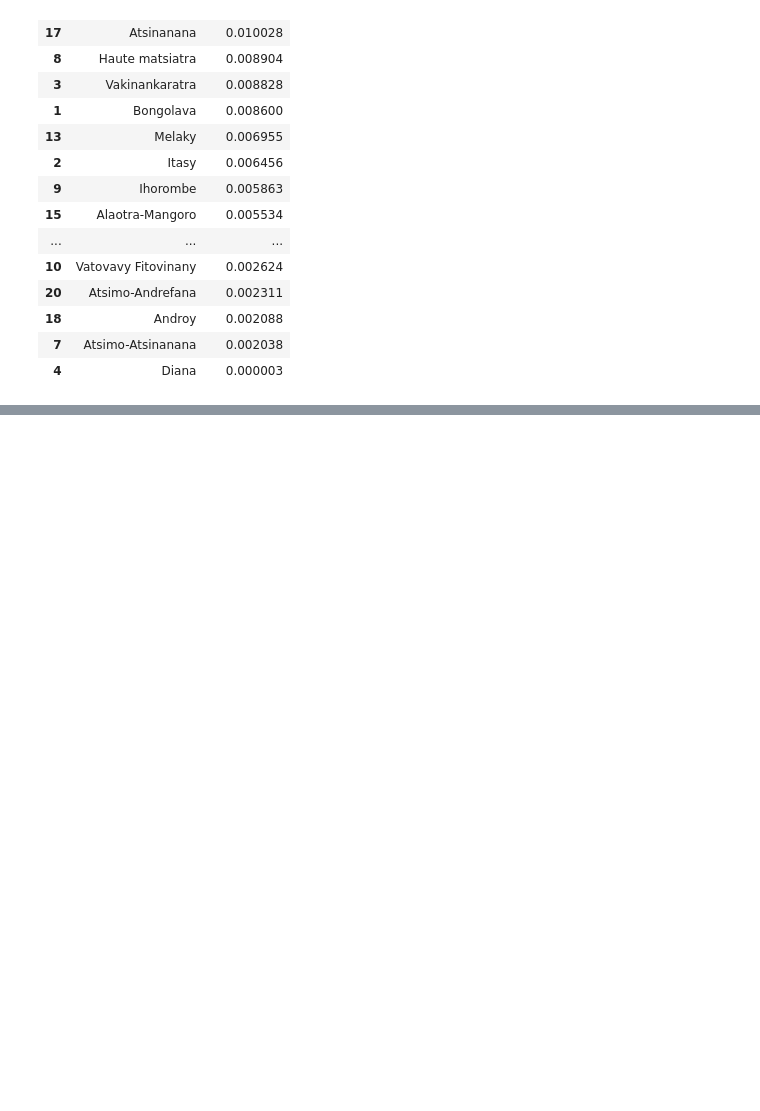
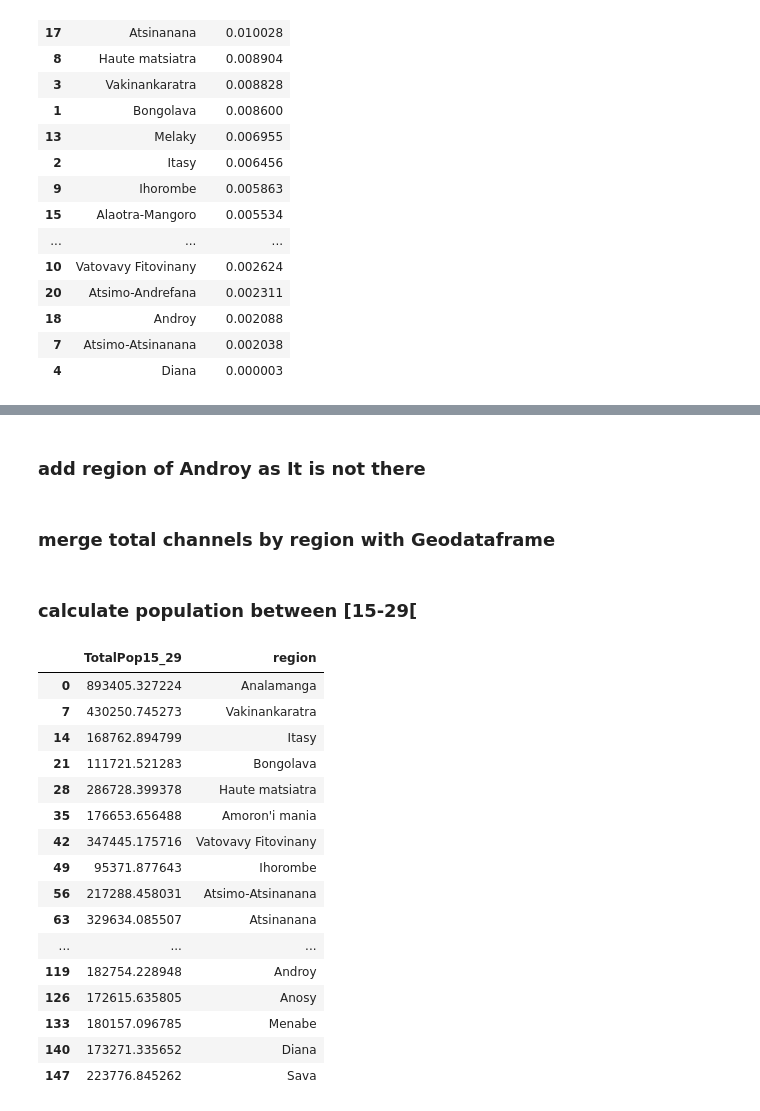
Before and after one commit to RanaivosonHerimanitra/Madagascar-in-Maps, a Jupyter notebook: madamap.ipynb, the cells around one changed output, grey strips where cells are left out. Drawn from its saved outputs; the diff is of its cells as text; code cells hidden in the pictures; blank space fills up the shorter version.

```diff
--- a/madamap.ipynb
+++ b/madamap.ipynb
@@ -237,0 +290,2 @@ df[['region','EsesbyPop']].sort_values(by=['EsesbyPop'], ascending=False)
+# %% [markdown]
+### add region of Androy as It is not there
@@ -237,0 +294,2 @@ df[['region','EsesbyPop']].sort_values(by=['EsesbyPop'], ascending=False)
+# %% [markdown]
+### merge total channels by region with Geodataframe
@@ -237,0 +298,27 @@ df[['region','EsesbyPop']].sort_values(by=['EsesbyPop'], ascending=False)
+# %% [markdown]
+### calculate population between [15-29[
+# %%
+mask = [i for i,x in enumerate(pop.age) if x in ['15-19','20-24','25-29'] ]
+pop15_29= pop.loc[mask]
+X= ['ensemble','region']
+pop15_29['TotalPop15_29']= pop15_29[X].groupby('region').transform("sum")
+pop15_29= pop15_29[['TotalPop15_29','region']].drop_duplicates(subset = ['TotalPop15_29','region'], inplace = False)
+pop15_29
+# %% [output]
+|  | TotalPop15_29 | region |
+| 0 | 893405.327224 | Analamanga |
+| 7 | 430250.745273 | Vakinankaratra |
+| 14 | 168762.894799 | Itasy |
+| 21 | 111721.521283 | Bongolava |
+| 28 | 286728.399378 | Haute matsiatra |
+| 35 | 176653.656488 | Amoron'i mania |
+| 42 | 347445.175716 | Vatovavy Fitovinany |
+| 49 | 95371.877643 | Ihorombe |
+| 56 | 217288.458031 | Atsimo-Atsinanana |
+| 63 | 329634.085507 | Atsinanana |
+| ... | ... | ... |
+| 119 | 182754.228948 | Androy |
+| 126 | 172615.635805 | Anosy |
+| 133 | 180157.096785 | Menabe |
+| 140 | 173271.335652 | Diana |
+| 147 | 223776.845262 | Sava |
```
Also changed, not shown: parts of 22 cells of this notebook.
